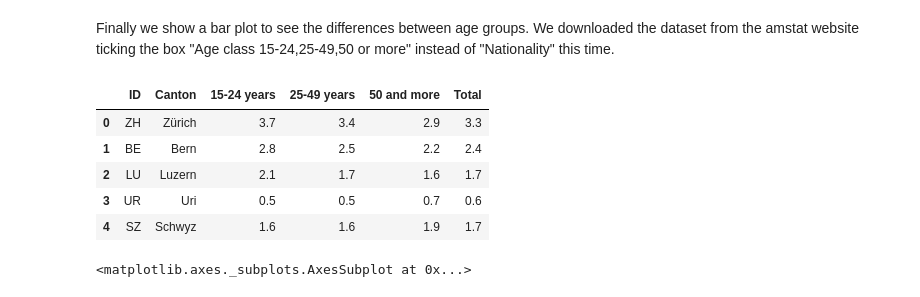
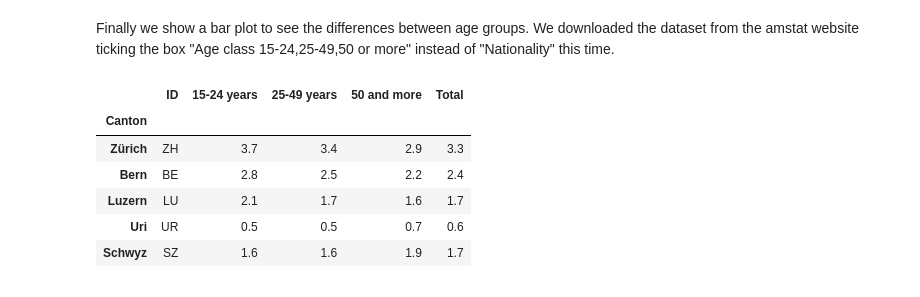
Before and after one commit to antonino-barbera/seanbi, a Jupyter notebook: HW3/Homework 3.ipynb, the cells around one changed output. Cells and saved outputs as stored; diff of their text form; code cells hidden in the pictures.

Commit message:
some plots

```diff
--- a/HW3/Homework 3.ipynb
+++ b/HW3/Homework 3.ipynb
@@ -305,17 +315,13 @@ Finally we show a bar plot to see the differences between age groups.
 We downloaded the dataset from the amstat website ticking the box "Age class 15-24,25-49,50 or more" instead of "Nationality" this time.
 # %%
 #Reading dataset
-amstat_age=pd.read_csv('data/amstat_age.csv')
+amstat_age=pd.read_csv('data/amstat_age.csv', index_col=1)
 amstat_age.head(5)
 # %% [output]
-|  | ID | Canton | 15-24 years | 25-49 years | 50 and more | Total |
-| 0 | ZH | Zürich | 3.7 | 3.4 | 2.9 | 3.3 |
-| 1 | BE | Bern | 2.8 | 2.5 | 2.2 | 2.4 |
-| 2 | LU | Luzern | 2.1 | 1.7 | 1.6 | 1.7 |
-| 3 | UR | Uri | 0.5 | 0.5 | 0.7 | 0.6 |
-| 4 | SZ | Schwyz | 1.6 | 1.6 | 1.9 | 1.7 |
+|  | ID | 15-24 years | 25-49 years | 50 and more | Total |
+| Canton |  |  |  |  |  |
+| Zürich | ZH | 3.7 | 3.4 | 2.9 | 3.3 |
+| Bern | BE | 2.8 | 2.5 | 2.2 | 2.4 |
+| Luzern | LU | 2.1 | 1.7 | 1.6 | 1.7 |
+| Uri | UR | 0.5 | 0.5 | 0.7 | 0.6 |
+| Schwyz | SZ | 1.6 | 1.6 | 1.9 | 1.7 |
-# %%
-barplot= amstat_age.plot.bar('Canton')
-barplot
-# %% [output]
-<matplotlib.axes._subplots.AxesSubplot at 0x...>
```
Also changed, not shown: parts of 3 cells of this notebook.
